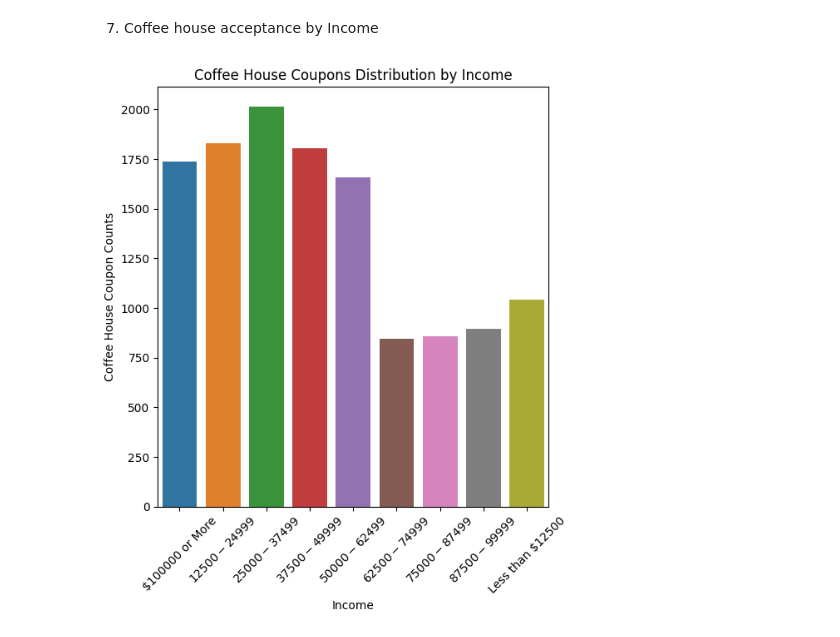
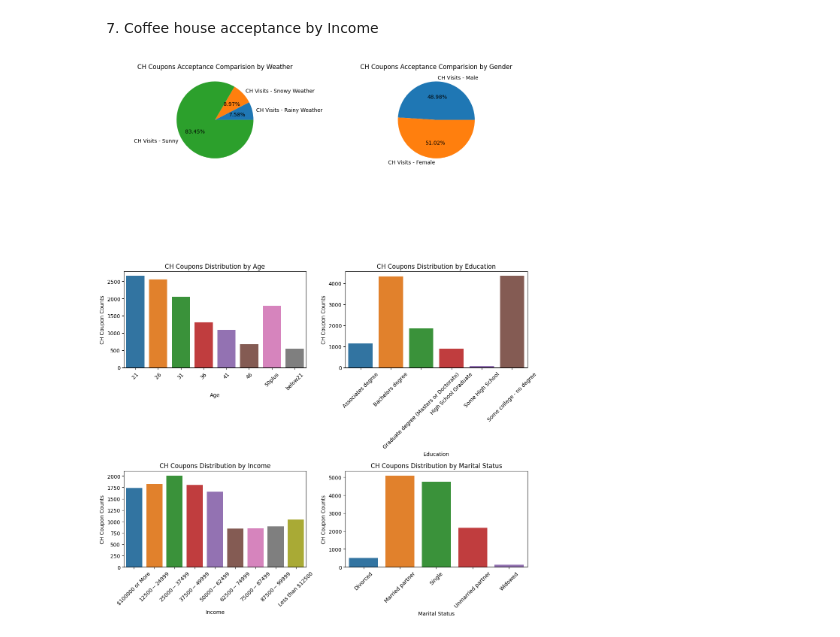
Before and after one commit to atewari-bot/driving-coupon, a Jupyter notebook: prompt.ipynb, the cells around one changed output. Saved outputs shown, nothing was run; the diff lists cells and outputs as text; code cells hidden in the pictures.

```diff
--- a/prompt.ipynb
+++ b/prompt.ipynb
@@ -1024,16 +1019,12 @@ plot_coffee_house_acceptance_by_weather()
 coffee_house_visits_count_list = ['4~8', '1~3', 'gt8']
 
 # plot visulaization for coffee house acceptance by gender for 3 or more times visitor
-def plot_coffee_house_acceptance_by_gender():
+def plot_coffee_house_acceptance_by_gender(plt):
     all_coupon_types_accepted = data[data['Y'] == 1]
-
     coffee_house_visits_gender_df = all_coupon_types_accepted.query('CoffeeHouse in @coffee_house_visits_count_list')
     coffee_house_visits_gender_df = coffee_house_visits_gender_df.groupby('gender')['gender'].value_counts()
     coffee_house_visits_gender_df
 
-    plt.title("Coffee House Coupons Acceptance Comparision by Gender")
+    plt.title("CH Coupons Acceptance Comparision by Gender")
     plt.pie([coffee_house_visits_gender_df['Male'], coffee_house_visits_gender_df['Female']], autopct='%1.2f%%',
             labels=['CH Visits - Male', 'CH Visits - Female'])
-    plt.savefig("images/ch_by_gender.png")
-
-plot_coffee_house_acceptance_by_gender()
@@ -1103,19 +1068,38 @@ plot_coffee_house_acceptance_by_marital_status()
 7. Coffee house acceptance by Income
 # %%
 # Bar plot visulaization for coffee house acceptance by income
-def plot_coffee_house_acceptance_by_income():
+def plot_coffee_house_acceptance_by_income(plt):
     coffee_house_income = data.groupby('income')['income'].value_counts().reset_index()
     coffee_house_income
-    plt.figure(figsize=(6, 6))
     sns.barplot(coffee_house_income, x='income', y='count', hue='income')
-    plt.title('Coffee House Coupons Distribution by Income')
+    plt.title('CH Coupons Distribution by Income')
     plt.xlabel('Income')
-    plt.ylabel('Coffee House Coupon Counts')
-    plt.tight_layout()
+    plt.ylabel('CH Coupon Counts')
     plt.xticks(rotation=45)
-    plt.savefig("images/ch_by_income.png")
-    plt.show()
-
-plot_coffee_house_acceptance_by_income()
-# %% [output]
-[figure, removed]
+# %%
+# Coffee house coupon acceptance subplots
+plt.figure(figsize = (12,15))
+
+plt.subplot(321)
+plot_coffee_house_acceptance_by_weather(plt)
+
+plt.subplot(322)
+plot_coffee_house_acceptance_by_gender(plt)
+
+plt.subplot(323)
+plot_coffee_house_acceptance_by_age(plt)
+
+plt.subplot(324)
+plot_coffee_house_acceptance_by_education(plt)
+
+plt.subplot(325)
+plot_coffee_house_acceptance_by_income(plt)
+
+plt.subplot(326)
+plot_coffee_house_acceptance_by_marital_status(plt)
+
+plt.tight_layout()
+plt.savefig("images/coffee_house_subplots.png")
+plt.show()
+# %% [output]
+[figure, added]
```
Also changed, not shown: parts of 7 cells of this notebook, 10 other files.
